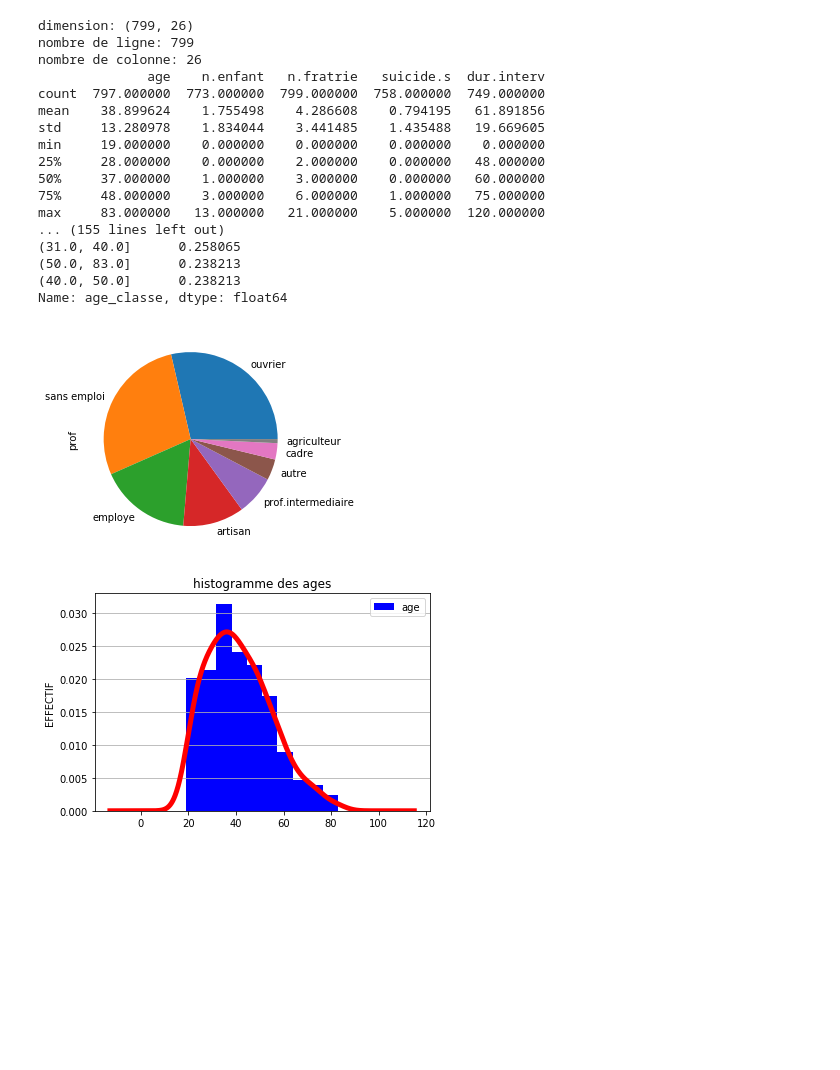
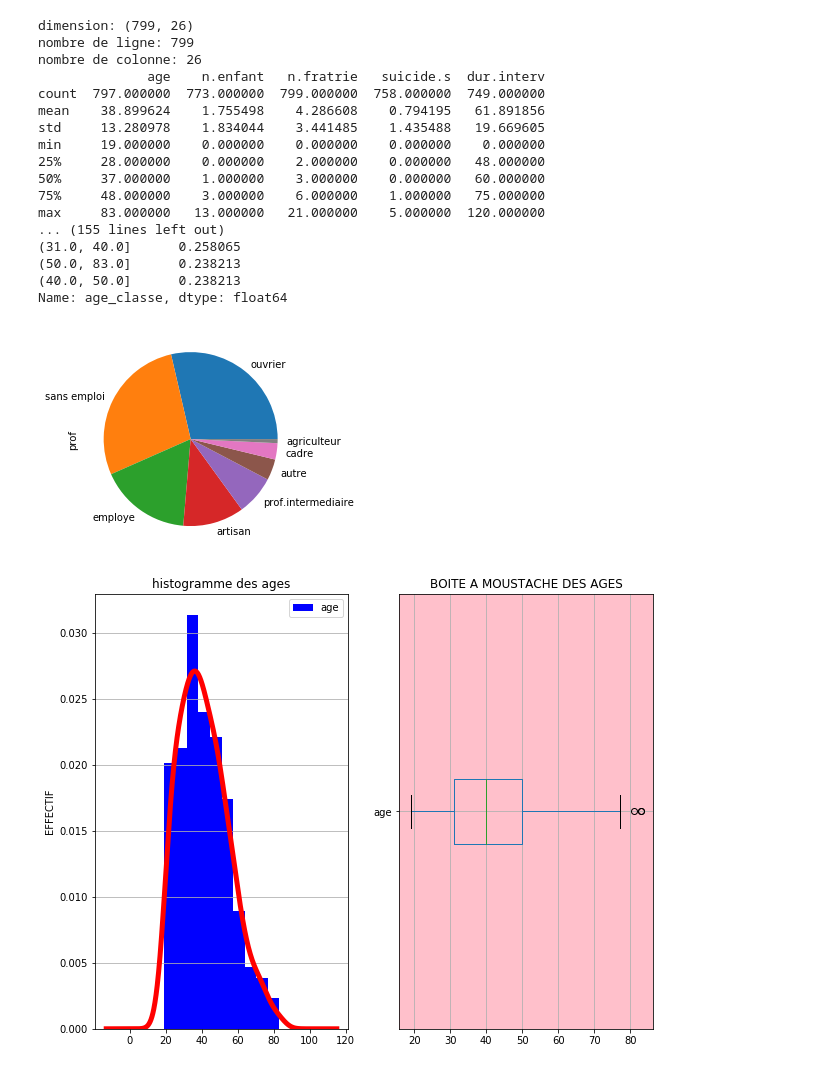
Before and after one commit to statistique-matserMSDA2020/team6, a Jupyter notebook: EXO3_DONNEES.ipynb, the cells around one changed output. Saved outputs shown, nothing was run; the diff lists cells and outputs as text; code cells hidden in the pictures; blank space fills up the shorter version.

```diff
--- a/EXO3_DONNEES.ipynb
+++ b/EXO3_DONNEES.ipynb
@@ -81,6 +81,7 @@ print(dfx) # on obtient ainsi le tableau de fréquence en pourcentage
 #diagramme circulaire de la variable profession
 resultat.plot.pie()
 
+
 #les moyennes des âges par profession
 print("moyenne des ages des ouvriers:",g.get_group('ouvrier')['age'].mean())
 print("moyenne des ages des sans emploi:",g.get_group('sans emploi')['age'].mean())
@@ -112,12 +113,15 @@ liste_prisonniers.drop(index_with_nan,0, inplace=True)
 #definissons le dataframe de la variable age
 ag=pd.DataFrame(liste_prisonniers['age'])
 #construction du graphe
-fig, ax = plt.subplots()
-ag.plot.kde(ax=ax, legend=False, title='histogramme des ages', color='r', linewidth='5')
-ag.plot.hist(density=True, ax=ax, color='blue')
-ax.set_ylabel('EFFECTIF')
-ax.grid(axis='y')
-ax.set_facecolor('white')
+fig, (ax0, ax1) = plt.subplots(ncols=2, figsize=(10,8))
+ag.plot.kde(ax=ax0, legend=False, title='histogramme des ages', color='r', linewidth='5')
+ag.plot.hist(density=True, ax=ax0, color='blue')
+ax0.set_ylabel('EFFECTIF')
+ax0.grid(axis='y')
+ax0.set_facecolor('white')
+liste_prisonniers.boxplot(column=['age'], ax=ax1, vert = False)
+ax1.set_title('BOITE A MOUSTACHE DES AGES')
+ax1.set_facecolor('pink')
 
 #la taille et la liste des ages restantes
 print(ag.shape)
@@ -125,31 +129,31 @@ print(ag)
 print(ag.describe(include="all"))
 
 #age_classe=[[min(age),Q1], ]Q1,Q2], ]Q2,Q3], ]Q3,max(age)]]
 #Avec la methode qcut ceci est directement fait et inserer dans le dataframe
 liste_prisonniers['age_classe'] = pd.qcut(ag['age'], q=4)   #decoupe la table age en quartile et insert la variable age_classe dans les données des prisonniers
 print(liste_prisonniers['age_classe'])
 #Affichons le tableau des données
 liste_prisonniers.head()
 
 # fréquences des modalités de la nouvelle variable age_classe.
 print(liste_prisonniers.age_classe.value_counts('NaN'))
 # %% [output]
 dimension: (799, 26)
 nombre de ligne: 799
 nombre de colonne: 26
               age    n.enfant   n.fratrie   suicide.s  dur.interv
 count  797.000000  773.000000  799.000000  758.000000  749.000000
 mean    38.899624    1.755498    4.286608    0.794195   61.891856
 std     13.280978    1.834044    3.441485    1.435488   19.669605
 min     19.000000    0.000000    0.000000    0.000000    0.000000
 25%     28.000000    0.000000    2.000000    0.000000   48.000000
 50%     37.000000    1.000000    3.000000    0.000000   60.000000
 75%     48.000000    3.000000    6.000000    1.000000   75.000000
 max     83.000000   13.000000   21.000000    5.000000  120.000000
 ... (155 lines left out)
 (31.0, 40.0]      0.258065
 (50.0, 83.0]      0.238213
 (40.0, 50.0]      0.238213
 Name: age_classe, dtype: float64
 [figure]
-[figure, old version]
+[figure, new version]
```
Also changed, not shown: 1 other file.
